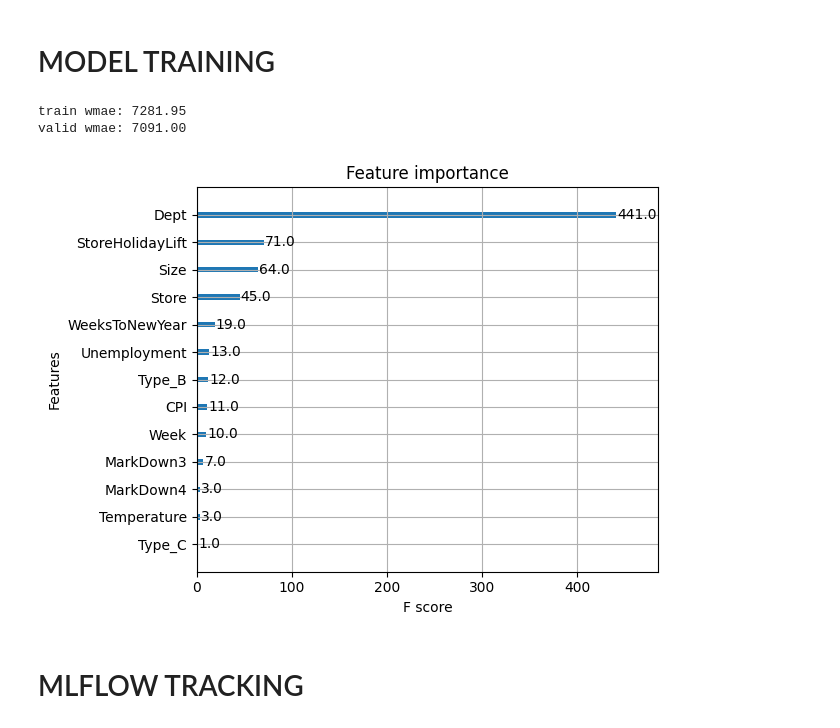
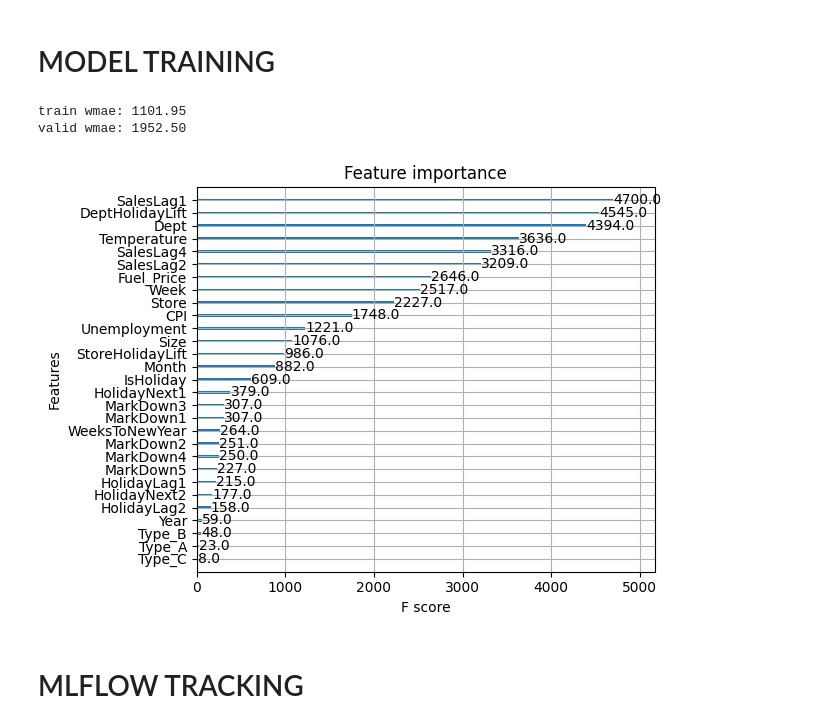
Before and after one commit to gkuch22/ml-final, a Jupyter notebook: final_model_experiment_xgboost.ipynb, the cells around one changed output. Saved outputs shown, nothing was run; the diff lists cells and outputs as text; code cells hidden in the pictures.

```diff
--- a/final_model_experiment_xgboost.ipynb
+++ b/final_model_experiment_xgboost.ipynb
@@ -394,0 +360,22 @@ test_df = merged_df[(merged_df['Year'] == year_split) & (merged_df['Month'] >= m
+# %%
+from sklearn.preprocessing import OneHotEncoder
+
+onehot_encoder = OneHotEncoder(sparse_output=False, handle_unknown='ignore')
+train_type_encoded = onehot_encoder.fit_transform(train_df[['Type']])
+encoded_cols = onehot_encoder.get_feature_names_out(['Type'])
+train_type_df = pd.DataFrame(train_type_encoded, columns=encoded_cols, index=train_df.index)
+
+valid_type_encoded = onehot_encoder.transform(valid_df[['Type']])
+valid_type_df = pd.DataFrame(valid_type_encoded, columns=encoded_cols, index=valid_df.index)
+
+test_type_encoded = onehot_encoder.transform(test_df[['Type']])
+test_type_df = pd.DataFrame(test_type_encoded, columns=encoded_cols, index=test_df.index)
+
+train_df = train_df.drop(columns='Type')
+train_df = pd.concat([train_df, train_type_df], axis=1)
+
+valid_df = valid_df.drop(columns='Type')
+valid_df = pd.concat([valid_df, valid_type_df], axis=1)
+
+test_df = test_df.drop(columns='Type')
+test_df = pd.concat([test_df, test_type_df], axis=1)
@@ -394,0 +402,9 @@ test_df = merged_df[(merged_df['Year'] == year_split) & (merged_df['Month'] >= m
+# %%
+from sklearn.impute import SimpleImputer
+
+na_cols = [col for col in train_df.columns if train_df[col].isna().sum() > 0]
+imputer = SimpleImputer(strategy='mean')
+train_df[na_cols] = imputer.fit_transform(train_df[na_cols])
+
+valid_df[na_cols] = imputer.transform(valid_df[na_cols])
+test_df[na_cols] = imputer.transform(test_df[na_cols])
@@ -395,3 +433,7 @@ test_df = merged_df[(merged_df['Year'] == year_split) & (merged_df['Month'] >= m
+# %%
+train_df = train_df.drop(columns=['Date'])
+valid_df = valid_df.drop(columns=['Date'])
+test_df = test_df.drop(columns=['Date'])
 # %%
 y_train = train_df['Weekly_Sales']
 X_train = train_df.drop(columns='Weekly_Sales')
@@ -429,37 +491,37 @@ def get_wmae(y_true, y_pred, weights):
 # %%
 import xgboost as xgb
 
 model = xgb.XGBRegressor(
-    n_estimators=100,
-    learning_rate=0.1,
-    max_depth=3,
-    reg_lambda=1.0,
+    n_estimators=200,
+    learning_rate=0.2,
+    max_depth=8,
+    reg_lambda=0.5,
     random_state=42,
     n_jobs=-1,
     verbosity=1
 )
 
 model.fit(X_train, y_train)
 
 y_pred_train = model.predict(X_train)
 y_pred_valid = model.predict(X_valid)
 
 weights_train = np.where(X_train['IsHoliday'], 5, 1)
 weights_valid = np.where(X_valid['IsHoliday'], 5, 1)
 
 train_score = get_wmae(y_train.values, y_pred_train, weights_train)
 valid_score = get_wmae(y_valid.values, y_pred_valid, weights_valid)
 
 print(f"train wmae: {train_score:.2f}")
 print(f"valid wmae: {valid_score:.2f}")
 print()
 
 xgb.plot_importance(model)
 plt.tight_layout()
 # %% [output]
-train wmae: 7281.95
-valid wmae: 7091.00
+train wmae: 1101.95
+valid wmae: 1952.50
-[figure, old version]
+[figure, new version]
 # %% [markdown]
 # MLFLOW TRACKING
 # %%
```
Also changed, not shown: parts of 57 cells of this notebook.
